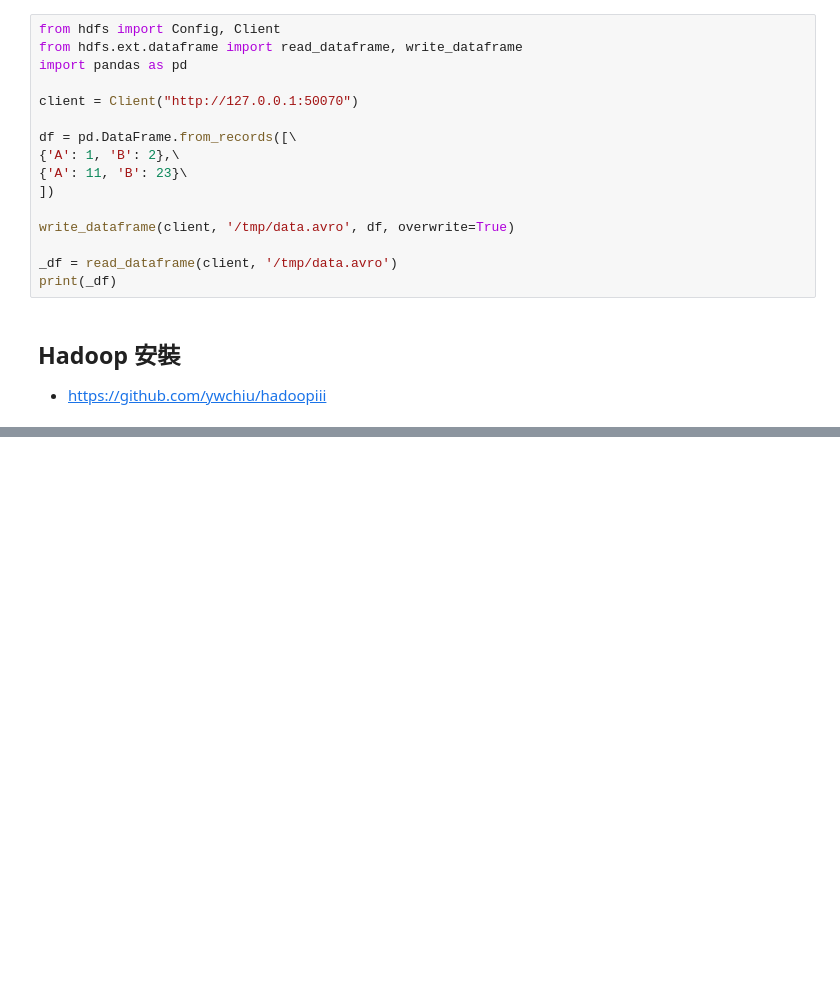
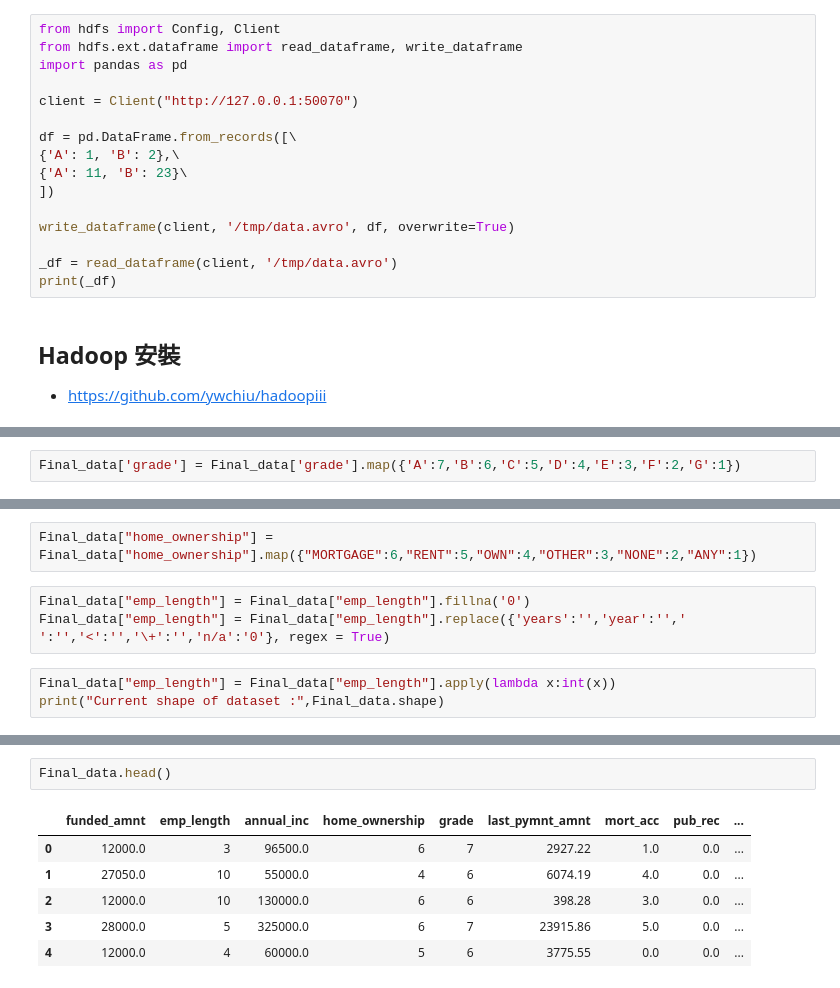
Before and after one commit to ywchiu/transglobepy, a Jupyter notebook: Demo20190621.ipynb, the cells around one changed output, grey strips where cells are left out. Drawn from its saved outputs; the diff is of its cells as text; blank space fills up the shorter version.

```diff
--- a/Demo20190621.ipynb
+++ b/Demo20190621.ipynb
@@ -498,0 +655,2 @@ print(_df)
+# %%
+Final_data['grade'] = Final_data['grade'].map({'A':7,'B':6,'C':5,'D':4,'E':3,'F':2,'G':1})
@@ -498,0 +666,8 @@ print(_df)
+# %%
+Final_data["home_ownership"] = Final_data["home_ownership"].map({"MORTGAGE":6,"RENT":5,"OWN":4,"OTHER":3,"NONE":2,"ANY":1})
+# %%
+Final_data["emp_length"] = Final_data["emp_length"].fillna('0')
+Final_data["emp_length"] = Final_data["emp_length"].replace({'years':'','year':'',' ':'','<':'','\+':'','n/a':'0'}, regex = True)
+# %%
+Final_data["emp_length"] = Final_data["emp_length"].apply(lambda x:int(x))
+print("Current shape of dataset :",Final_data.shape)
@@ -498,0 +696,9 @@ print(_df)
+# %%
+Final_data.head()
+# %% [output]
+|  | funded_amnt | emp_length | annual_inc | home_ownership | grade | last_pymnt_amnt | mort_acc | pub_rec | ... |
+| 0 | 12000.0 | 3 | 96500.0 | 6 | 7 | 2927.22 | 1.0 | 0.0 | ... |
+| 1 | 27050.0 | 10 | 55000.0 | 4 | 6 | 6074.19 | 4.0 | 0.0 | ... |
+| 2 | 12000.0 | 10 | 130000.0 | 6 | 6 | 398.28 | 3.0 | 0.0 | ... |
+| 3 | 28000.0 | 5 | 325000.0 | 6 | 7 | 23915.86 | 5.0 | 0.0 | ... |
+| 4 | 12000.0 | 4 | 60000.0 | 5 | 6 | 3775.55 | 0.0 | 0.0 | ... |
```
Also changed, not shown: parts of 57 cells of this notebook.
